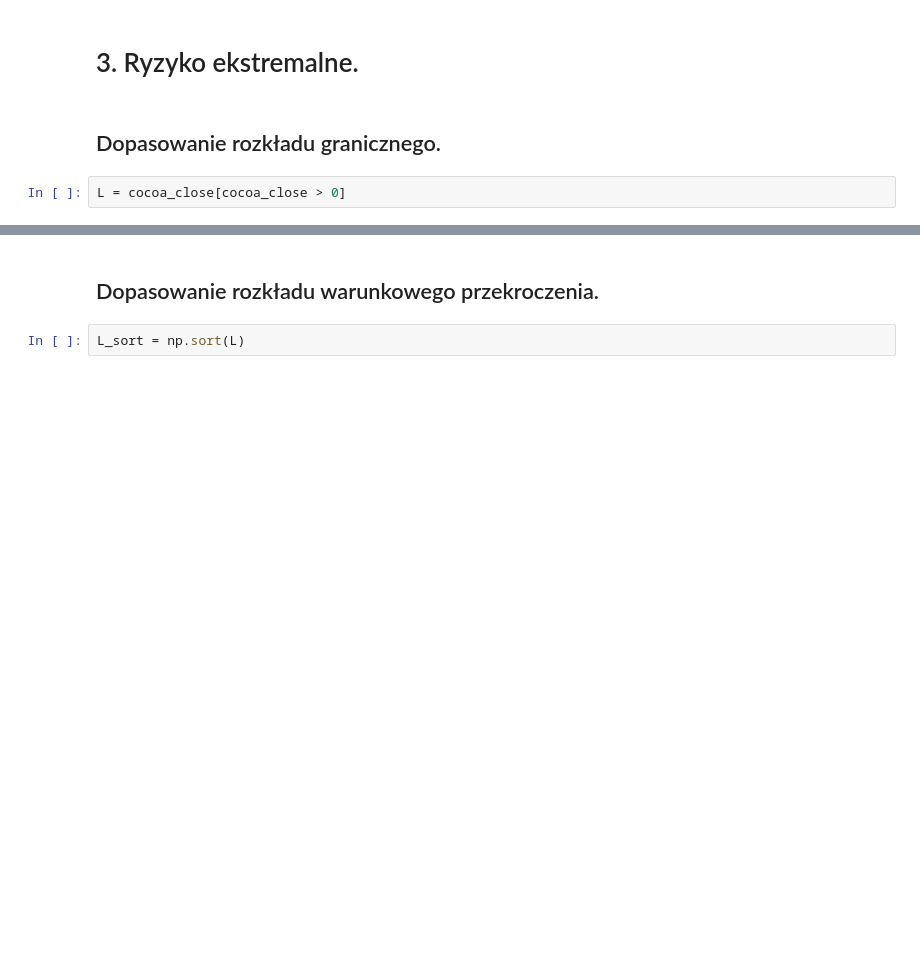
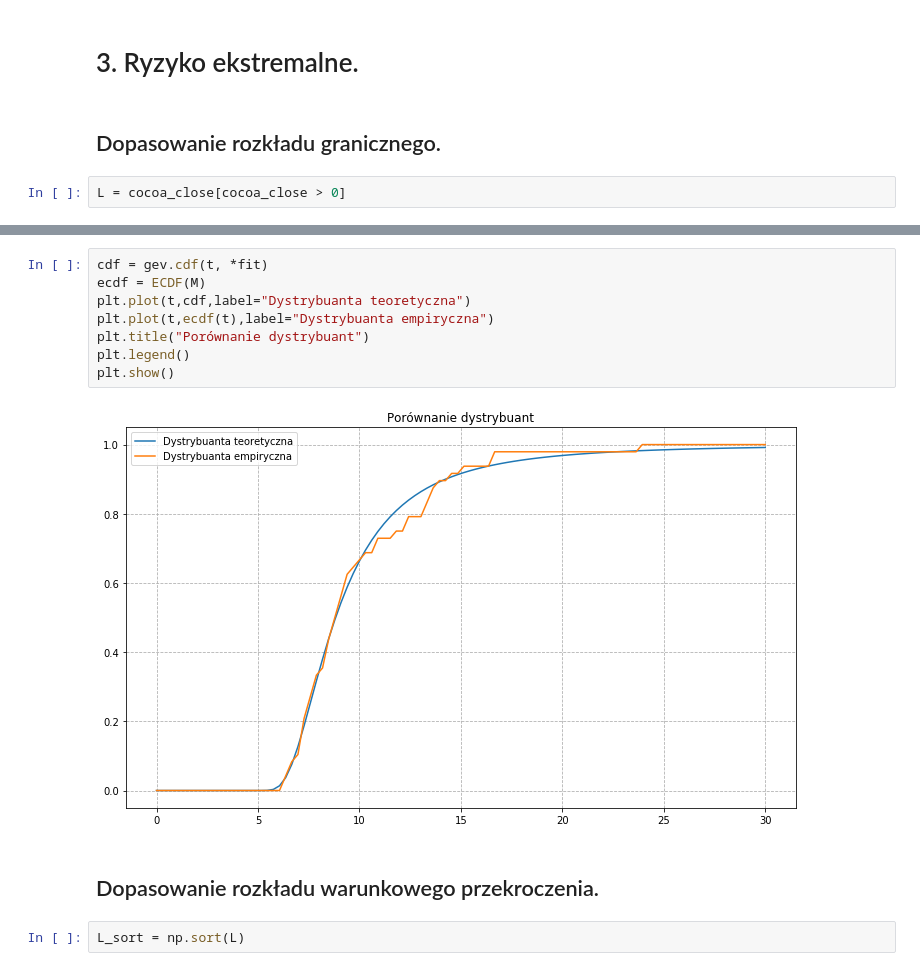
Before and after one commit to KatarzynaTurbanska/enterprise_risk_management, a Jupyter notebook: miary_ryzyka.ipynb, the cells around one changed output, grey strips where cells are left out. Drawn from its saved outputs; the diff is of its cells as text; blank space fills up the shorter version.

```diff
--- a/miary_ryzyka.ipynb
+++ b/miary_ryzyka.ipynb
@@ -493,3 +505,13 @@ M = np.array(M).T
+# %%
+cdf = gev.cdf(t, *fit)
+ecdf = ECDF(M)
+plt.plot(t,cdf,label="Dystrybuanta teoretyczna")
+plt.plot(t,ecdf(t),label="Dystrybuanta empiryczna")
+plt.title("Porównanie dystrybuant")
+plt.legend()
+plt.show()
+# %% [output]
+[figure, added]
 # %% [markdown]
 ## Dopasowanie rozkładu warunkowego przekroczenia.
 # %%
```
Also changed, not shown: parts of 5 cells of this notebook.
